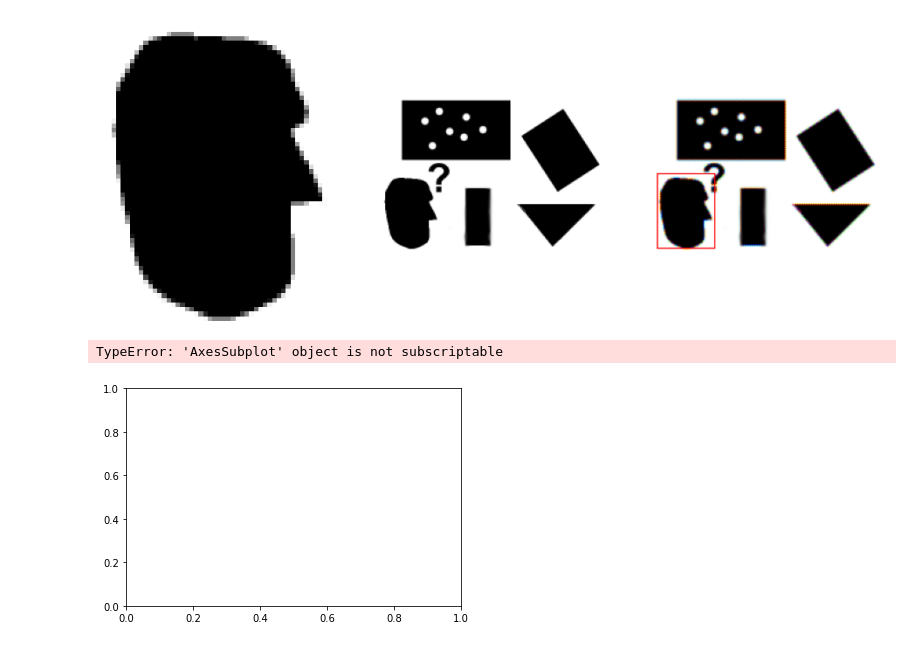
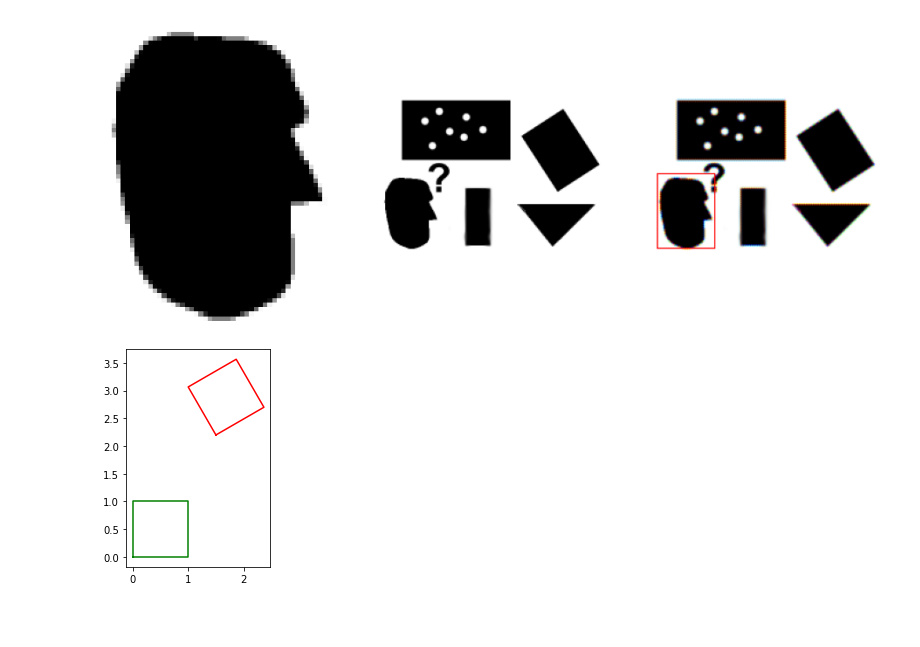
Before and after one commit to Pasindu-Manodara/Image-Processing-Home-Work-Exercise, a Jupyter notebook: Exercise_6/EX6_190095C.ipynb, the cells around one changed output. Saved outputs shown, nothing was run; the diff lists cells and outputs as text; code cells hidden in the pictures; blank space fills up the shorter version.

```diff
--- a/Exercise_6/EX6_190095C.ipynb
+++ b/Exercise_6/EX6_190095C.ipynb
@@ -94,35 +94,32 @@ x=29.0,y=109.0,scale=1.0,orientation=0.0,p1=(4, 76),p2=(54, 141)
 # %%
 import matplotlib.pyplot as plt
 import numpy as np
 
 a, b, c, d = [0,0,1],[0,1,1],[1,1,1],[1,0,1]
 X = np.array([a,b,c,d]).T
 
 theta =np.pi*30/180
 s=1
 tx,ty = 1.5,2.2
 H=np.array([[s*np.cos(theta),-s*np.sin(theta),tx],[s*np.sin(theta),s*np.cos(theta),ty],[0,0,1]])
 Y = H @ X
-a11,a12,a21,a22 = 0.8,1.2,0.7,1.5
-A = np.array([[a11,a12,tx],[a21,a22,ty],[0,0,1]])
+#a11,a12,a21,a22 = 0.8,1.2,0.7,1.5
+#A = np.array([[a11,a12,tx],[a21,a22,ty],[0,0,1]])
 
 
 x=np.append(X[0,:],X[0,0])
 y =np.append(X[1,:],X[1,0])
 
 fig,ax =plt.subplots(1,1)
-ax[0].plot(x,y,color='g')
-ax[0].set_aspect('equal')
-
-
+ax.plot(x,y,color='g')
+ax.set_aspect('equal')
 
 x=np.append(Y[0,:],Y[0,0])
 y =np.append(Y[1,:],Y[1,0])
 
-fig,ax =plt.subplots(1,1)
-ax[0].plot(x,y,color='g')
-ax[0].set_aspect('equal')
+#fig,ax =plt.subplots(1,1)
+ax.plot(x,y,color='r')
+ax.set_aspect('equal')
 plt.show()
 # %% [output]
-TypeError: 'AxesSubplot' object is not subscriptable
-[figure, old version]
+[figure, new version]
```
Also changed, not shown: parts of 3 cells of this notebook.
